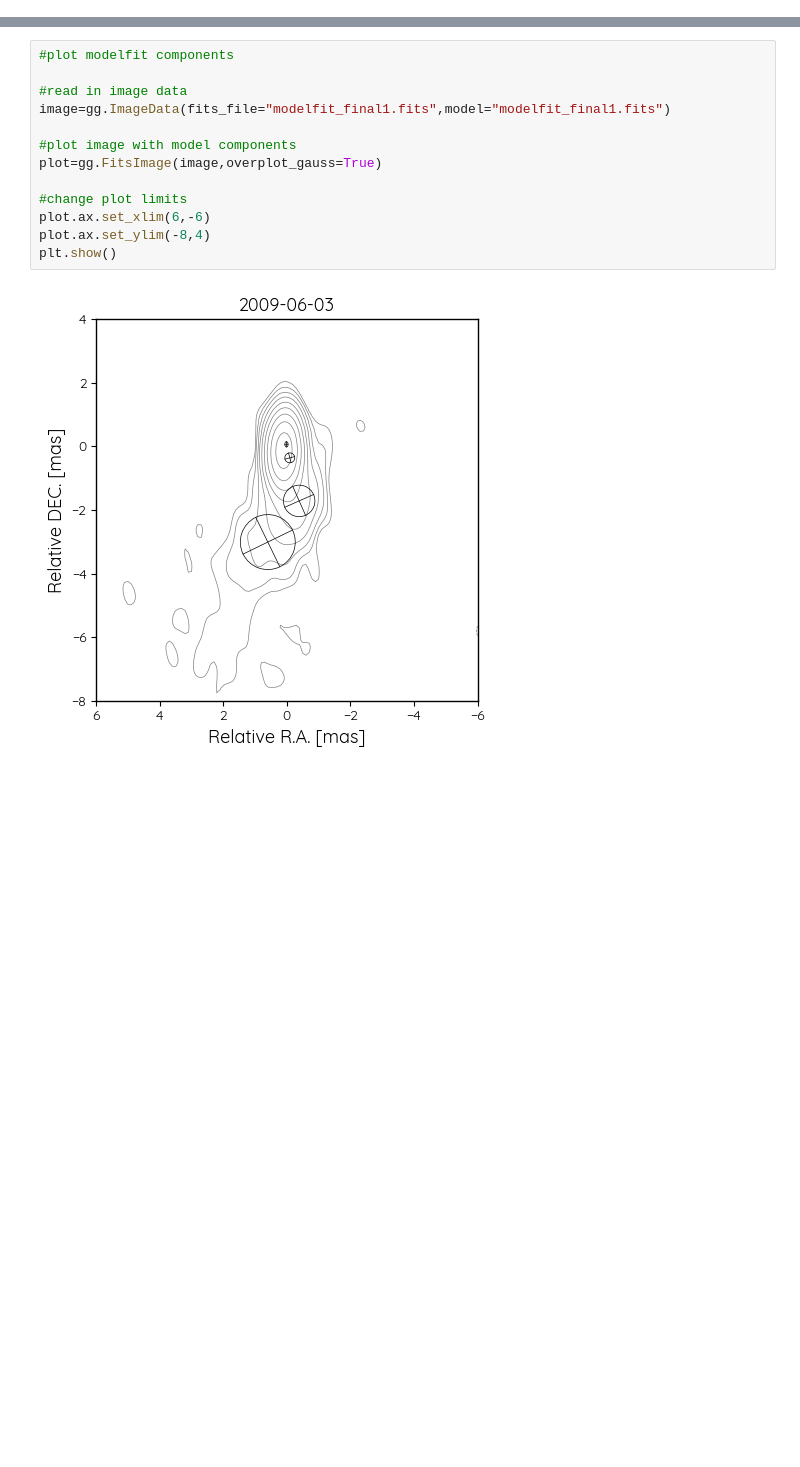
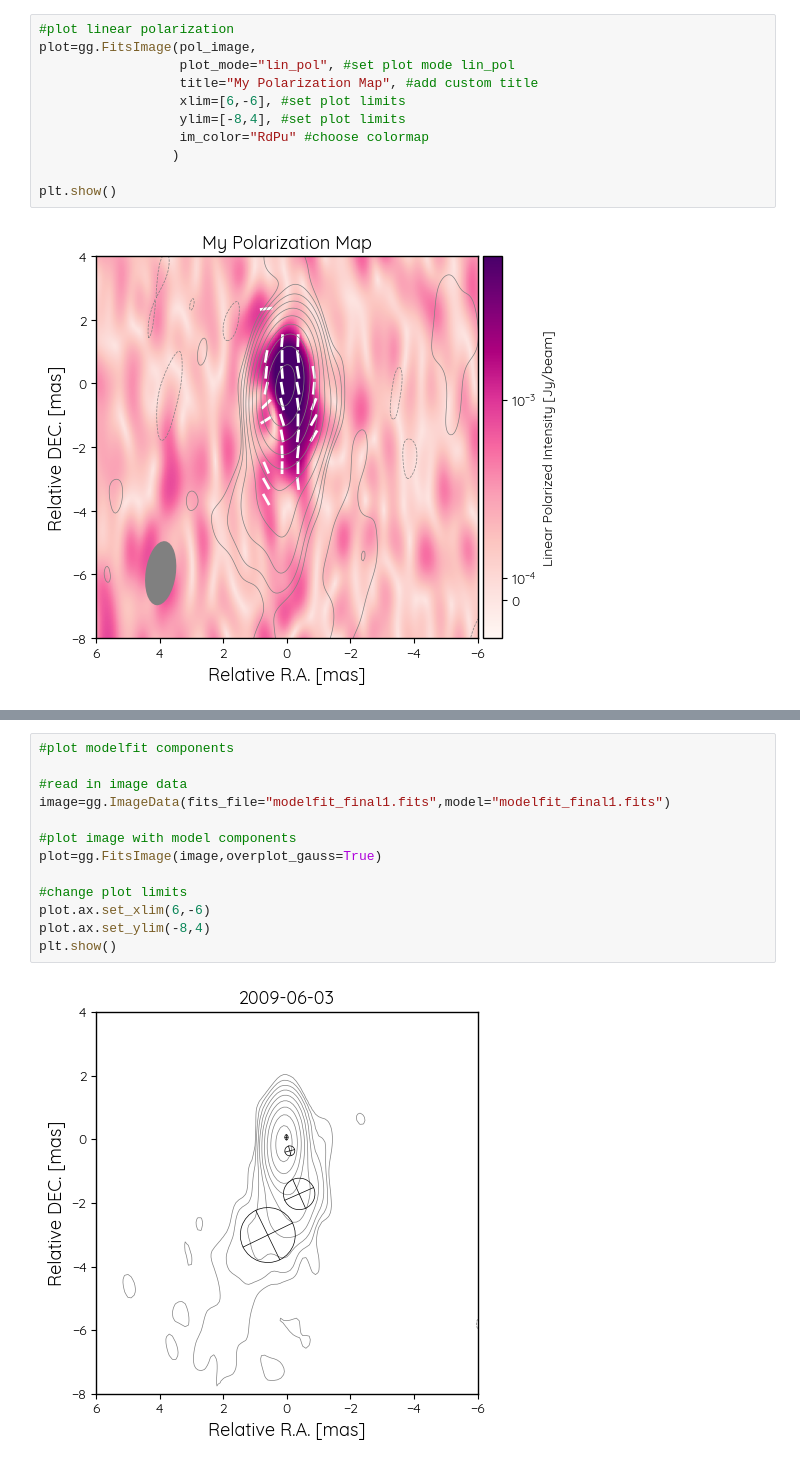
Before and after one commit to mpifr-vlbi/VCAT, a Jupyter notebook: graph_generator_fe/Example.ipynb, the cells around one changed output, grey strips where cells are left out. Drawn from its saved outputs; the diff is of its cells as text; blank space fills up the shorter version.

```diff
--- a/graph_generator_fe/Example.ipynb
+++ b/graph_generator_fe/Example.ipynb
@@ -33,0 +29,13 @@ plt.show()
+# %%
+#plot linear polarization
+plot=gg.FitsImage(pol_image,
+                  plot_mode="lin_pol", #set plot mode lin_pol
+                  title="My Polarization Map", #add custom title
+                  xlim=[6,-6], #set plot limits
+                  ylim=[-8,4], #set plot limits
+                  im_color="RdPu" #choose colormap
+                 )
+
+plt.show()
+# %% [output]
+[figure, added]
```
Also changed, not shown: parts of 3 cells of this notebook, 1 other file.
